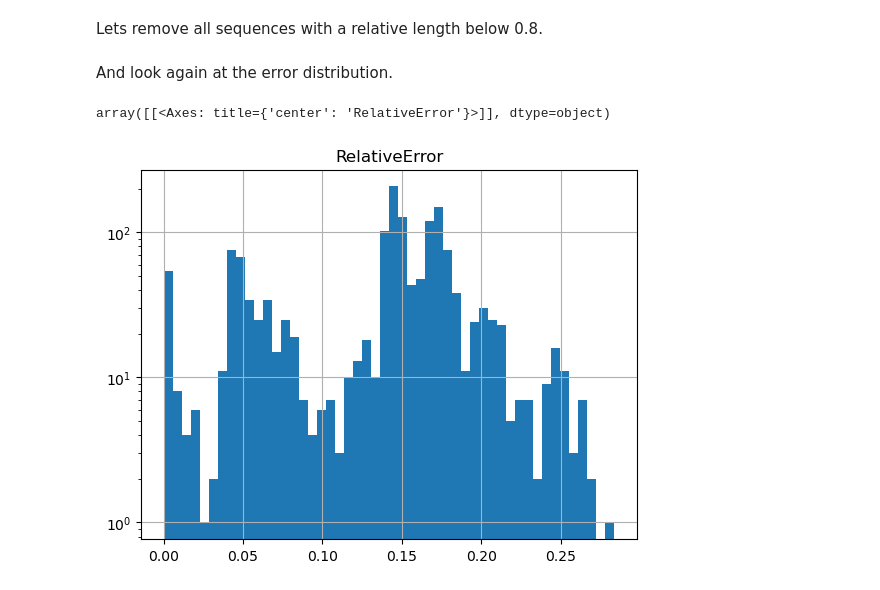
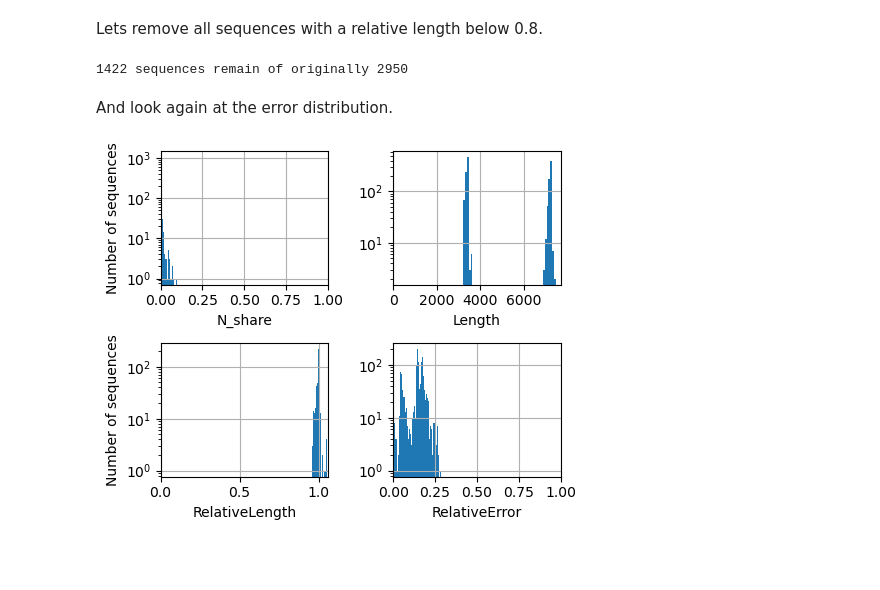
Before and after one commit to OPR-group-BNITM/vimop_database_update, a Jupyter notebook: mammarenavirus_lassaense/notebook/lassa.ipynb, the cells around one changed output. Cells and saved outputs as stored; diff of their text form; code cells hidden in the pictures; blank space fills up the shorter version.

```diff
--- a/mammarenavirus_lassaense/notebook/lassa.ipynb
+++ b/mammarenavirus_lassaense/notebook/lassa.ipynb
@@ -88,12 +121,14 @@ array([[<Axes: title={'center': 'RelativeLength'}>,
 # %% [markdown]
 Lets remove all sequences with a relative length below 0.8.
 # %%
-min_relative_length = 0.8
+min_relative_length = 0.95
 seqstats_target_covered = seqstats_high_coverage[seqstats_high_coverage['RelativeLength'] > min_relative_length]
+print(f'{len(seqstats_target_covered)} sequences remain of originally {len(seqstats)}')
+# %% [output]
+1422 sequences remain of originally 2950
 # %% [markdown]
 And look again at the error distribution.
-# %%
-seqstats_target_covered[['RelativeError']].hist(bins=50, log=True)
-# %% [output]
-array([[<Axes: title={'center': 'RelativeError'}>]], dtype=object)
-[figure, removed]
+# %%
+histograms(seqstats_target_covered)
+# %% [output]
+[figure, added]
```
Also changed, not shown: parts of 18 cells of this notebook, 5 other files.
